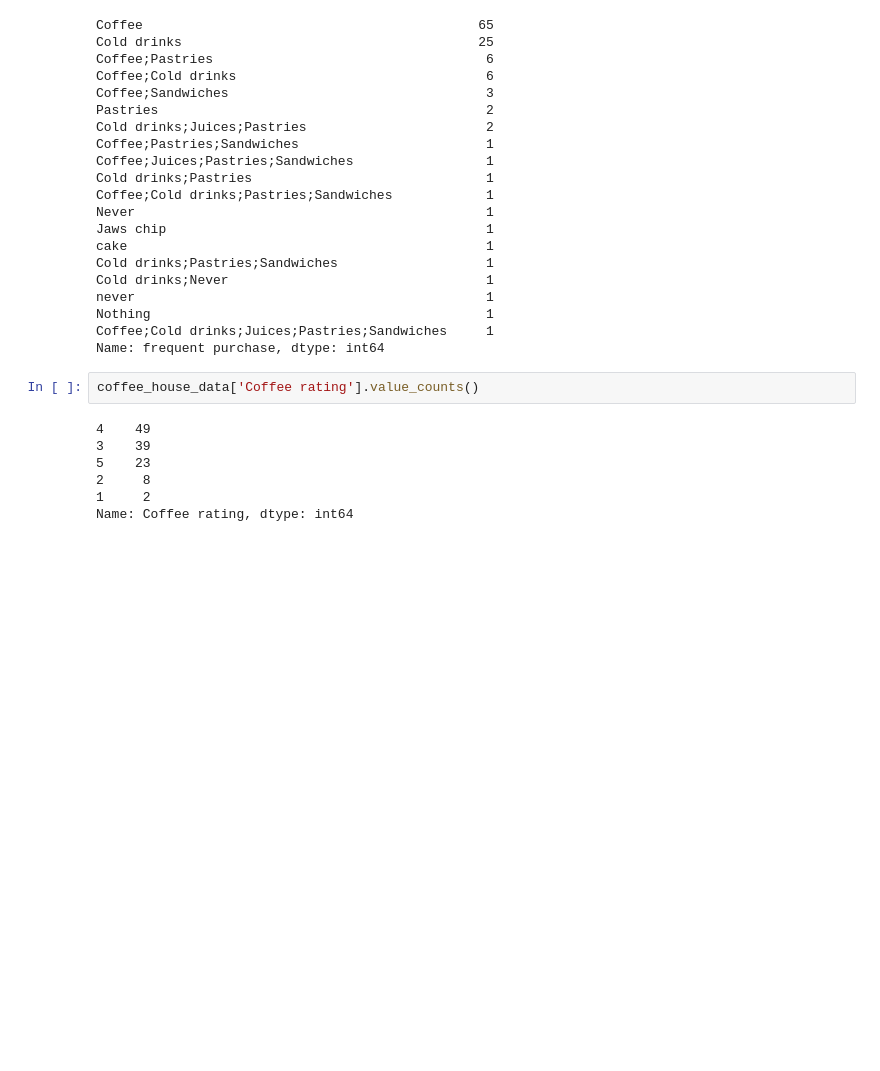
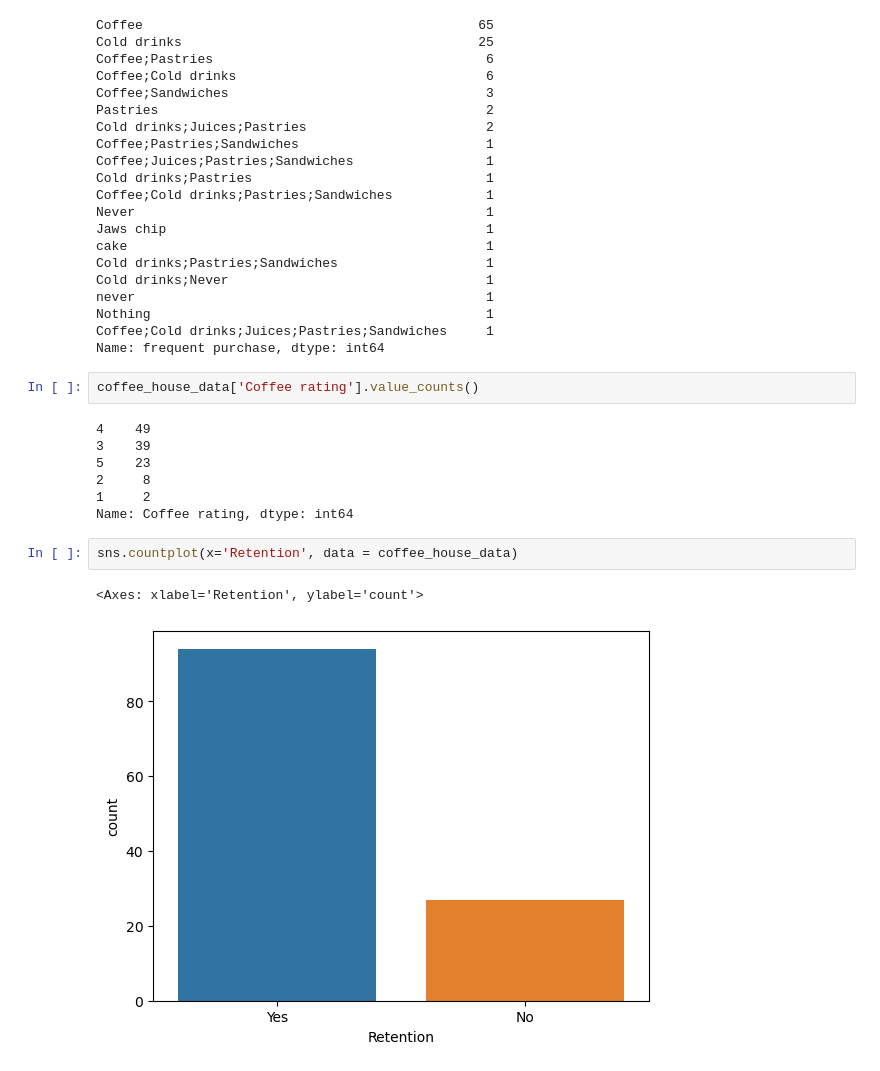
Before and after one commit to Joakimanochie/Data_analytics, a Jupyter notebook: Coffee house retention analysis.ipynb, the cells around one changed output. Drawn from its saved outputs; the diff is of its cells as text; blank space fills up the shorter version.

Commit message:
coffee

```diff
--- a/Coffee house retention analysis.ipynb
+++ b/Coffee house retention analysis.ipynb
@@ -217,3 +217,8 @@ coffee_house_data['Coffee rating'].value_counts()
 2     8
 1     2
 Name: Coffee rating, dtype: int64
+# %%
+sns.countplot(x='Retention', data = coffee_house_data)
+# %% [output]
+<Axes: xlabel='Retention', ylabel='count'>
+[figure, added]
```
Also changed, not shown: parts of 7 cells of this notebook.
